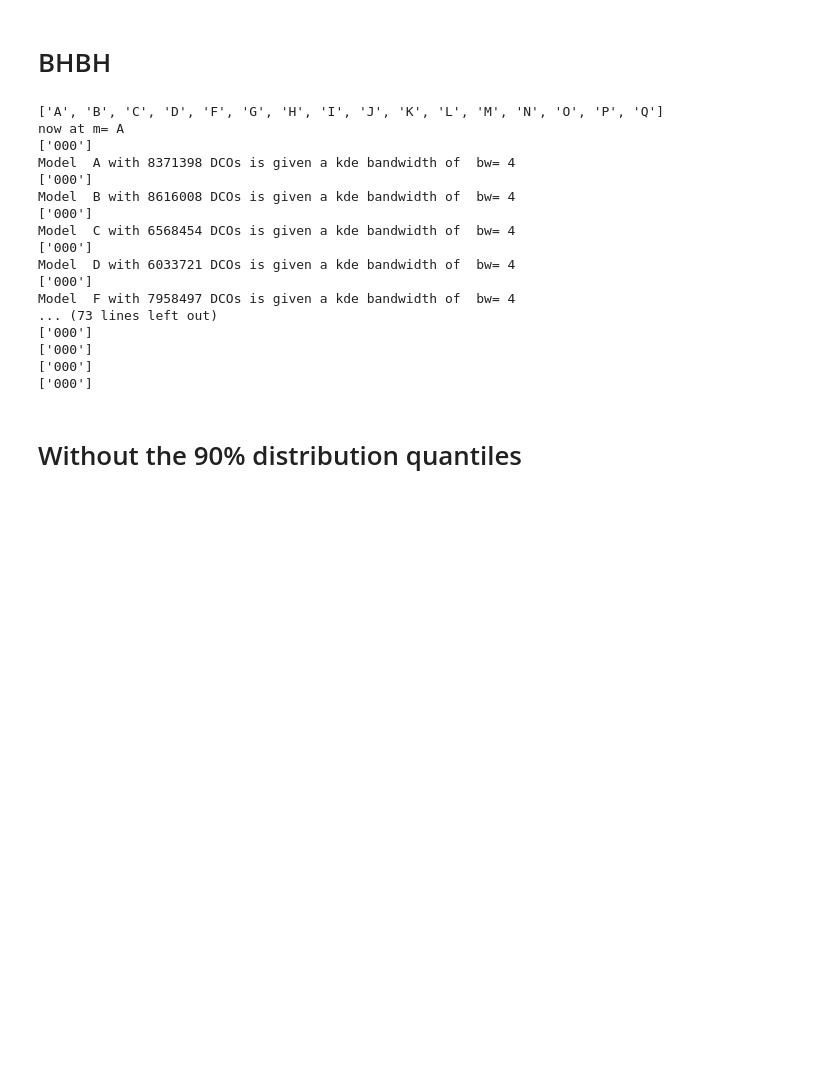
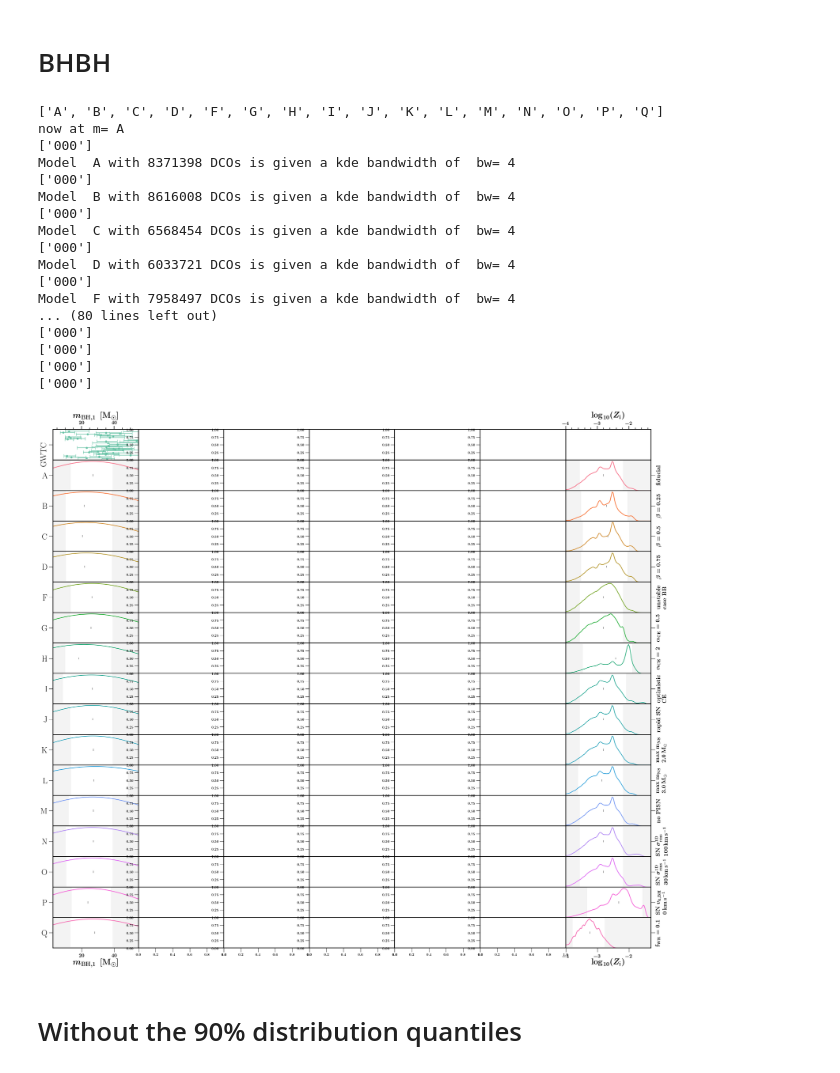
Before and after one commit to FloorBroekgaarden/Double-Compact-Object-Mergers, a Jupyter notebook: plottingCode/Fig_4_and_Fig_5_and_Fig_6/make_figure_4_5_and_6.ipynb, the cells around one changed output. Saved outputs shown, nothing was run; the diff lists cells and outputs as text; code cells hidden in the pictures; blank space fills up the shorter version.

```diff
--- a/plottingCode/Fig_4_and_Fig_5_and_Fig_6/make_figure_4_5_and_6.ipynb
+++ b/plottingCode/Fig_4_and_Fig_5_and_Fig_6/make_figure_4_5_and_6.ipynb
@@ -813,7 +813,7 @@ MSSFRlinestyles = ['-'                        , '--'                         , '
 
 
 # without z=1 SFRD models:
-MSSFRnameslist = ['000']#, '112', '212', '312', '113', '213', '313', '122', '222', '322', '123', '223', '323', '132', '232', '332', '133', '233', '333']
+MSSFRnameslist = ['000', '112', '212']#, '312', '113', '213', '313', '122', '222', '322', '123', '223', '323', '132', '232', '332', '133', '233', '333']
 
 
 
@@ -838,45 +838,45 @@ nameX = r'  - '
 nameY = r' $m_{\rm{BH,1}} $ $ \,  [\rm{M}_{\odot}]$'
 xparam='Mass1'
 _,_=makeKDEfigure(axe_ind=0,xparam=xparam,  BPSmodelNames=BPSnameslist,\
-        MSSFRmodelNames=MSSFRnameslist, DCOtype=TYPE, xvarrange=[2.5,59], xlabel=nameX, ylabel=nameY, \
-                                          xlim=[2.5,54.9], ylim=[0.0,None], whichWeight=whichWeight,  path_dir=path_dir, quantiles=True)#, whichBPScolor=whichBPScolor)
+        MSSFRmodelNames=MSSFRnameslist, DCOtype=TYPE, xvarrange=[2.5,56], xlabel=nameX, ylabel=nameY, \
+                                          xlim=[2.5,79], ylim=[0.0,None], whichWeight=whichWeight,  path_dir=path_dir, quantiles=True)#, whichBPScolor=whichBPScolor)
 
 
-# nameY = r' $m_{\rm{BH,2}} $ $ \,  [\rm{M}_{\odot}]$'
-# xparam='Mass2'
-# _,_=makeKDEfigure(axe_ind=1,xparam=xparam,  BPSmodelNames=BPSnameslist,\
-#         MSSFRmodelNames=MSSFRnameslist, DCOtype=TYPE, xvarrange=[2.5,50], xlabel=nameX, ylabel=nameY, \
-#                               xlim=[2.5,46.9], ylim=[0.,None], whichWeight=whichWeight,  path_dir=path_dir, quantiles=True)#, whichBPScolor=whichBPScolor)
+nameY = r' $m_{\rm{BH,2}} $ $ \,  [\rm{M}_{\odot}]$'
+xparam='Mass2'
+_,_=makeKDEfigure(axe_ind=1,xparam=xparam,  BPSmodelNames=BPSnameslist,\
+        MSSFRmodelNames=MSSFRnameslist, DCOtype=TYPE, xvarrange=[2.5,50], xlabel=nameX, ylabel=nameY, \
+                              xlim=[2.5,76.9], ylim=[0.,None], whichWeight=whichWeight,  path_dir=path_dir, quantiles=True)#, whichBPScolor=whichBPScolor)
 
-# #     nameX = r'${\rm{d}}P / {\rm{d}}  m_{\rm{tot}}  $'
-# nameY = r' $m_{\rm{tot}}$ $ \,  [\rm{M}_{\odot}]$'
-# xparam='Mtot'
-# _,_=makeKDEfigure(axe_ind=2,xparam=xparam,  BPSmodelNames=BPSnameslist,\
-#         MSSFRmodelNames=MSSFRnameslist, DCOtype=TYPE, xvarrange=[4,100], xlabel=nameX, ylabel=nameY, \
-#                               xlim=[4.4,98], ylim=[0.0,None], whichWeight=whichWeight,  path_dir=path_dir, quantiles=True)#, whichBPScolor=whichBPScolor, quantiles=True)
+#     nameX = r'${\rm{d}}P / {\rm{d}}  m_{\rm{tot}}  $'
+nameY = r' $m_{\rm{tot}}$ $ \,  [\rm{M}_{\odot}]$'
+xparam='Mtot'
+_,_=makeKDEfigure(axe_ind=2,xparam=xparam,  BPSmodelNames=BPSnameslist,\
+        MSSFRmodelNames=MSSFRnameslist, DCOtype=TYPE, xvarrange=[4,100], xlabel=nameX, ylabel=nameY, \
+                              xlim=[4.4,128], ylim=[0.0,None], whichWeight=whichWeight,  path_dir=path_dir, quantiles=True)#, whichBPScolor=whichBPScolor, quantiles=True)
 
 
-# #     nameX = r'${\rm{d}}P / {\rm{d}} {M}_{\rm{c}}  $'
-# nameY = r' $\mathcal{M}_{\rm{c}}$ $ \,  [\rm{M}_{\odot}]$'
-# xparam='Mchirp'
-# _,_=makeKDEfigure(axe_ind=3, xparam=xparam,  BPSmodelNames=BPSnameslist,\
-#         MSSFRmodelNames=MSSFRnameslist, DCOtype=TYPE, xvarrange=[3.5, 48], xlabel=nameX, ylabel=nameY, \
-#                               xlim=[4, 6.99], ylim=[0.0,None],  whichWeight=whichWeight,  path_dir=path_dir, quantiles=True)
+#     nameX = r'${\rm{d}}P / {\rm{d}} {M}_{\rm{c}}  $'
+nameY = r' $\mathcal{M}_{\rm{c}}$ $ \,  [\rm{M}_{\odot}]$'
+xparam='Mchirp'
+_,_=makeKDEfigure(axe_ind=3, xparam=xparam,  BPSmodelNames=BPSnameslist,\
+        MSSFRmodelNames=MSSFRnameslist, DCOtype=TYPE, xvarrange=[3.5, 48], xlabel=nameX, ylabel=nameY, \
+                              xlim=[4, 9.99], ylim=[0.0,None],  whichWeight=whichWeight,  path_dir=path_dir, quantiles=True)
 
 
-# #     nameX = r'${\rm{d}}P / {\rm{d}} q  $'
-# nameY = r' $q$ $ \, $'
-# xparam='q'
-# _,_=makeKDEfigure(axe_ind=4, xparam=xparam, BPSmodelNames=BPSnameslist,\
-#         MSSFRmodelNames=MSSFRnameslist, DCOtype=TYPE, xvarrange=[1, 4.9], xlabel=nameX, ylabel=nameY, \
-#                               xlim=[0.8, 4.6], ylim=[0,None], whichWeight=whichWeight,  path_dir=path_dir, quantiles=True)
+#     nameX = r'${\rm{d}}P / {\rm{d}} q  $'
+nameY = r' $q$ $ \, $'
+xparam='q'
+_,_=makeKDEfigure(axe_ind=4, xparam=xparam, BPSmodelNames=BPSnameslist,\
+        MSSFRmodelNames=MSSFRnameslist, DCOtype=TYPE, xvarrange=[1, 4.9], xlabel=nameX, ylabel=nameY, \
+                              xlim=[0.8, 4.6], ylim=[0,None], whichWeight=whichWeight,  path_dir=path_dir, quantiles=True)
 
 
-# nameY = r' $t_{\rm{delay}}$ $ \, [{\rm{Gyr}}]$'
-# xparam='tdelay'
-# _,_=makeKDEfigure(axe_ind=5, xparam=xparam, BPSmodelNames=BPSnameslist,\
-#         MSSFRmodelNames=MSSFRnameslist, DCOtype=TYPE, xvarrange=[0,14.7], xlabel=nameX, ylabel=nameY, \
-#                               xlim=[0,14.99], ylim=[0,None], whichWeight=whichWeight,  path_dir=path_dir, quantiles=True)
+nameY = r' $t_{\rm{delay}}$ $ \, [{\rm{Gyr}}]$'
+xparam='tdelay'
+_,_=makeKDEfigure(axe_ind=5, xparam=xparam, BPSmodelNames=BPSnameslist,\
+        MSSFRmodelNames=MSSFRnameslist, DCOtype=TYPE, xvarrange=[0,14.7], xlabel=nameX, ylabel=nameY, \
+                              xlim=[0,14.99], ylim=[0,None], whichWeight=whichWeight,  path_dir=path_dir, quantiles=True)
 
 
 
@@ -886,34 +886,35 @@ nameY = r' $\log_{10}(Z_{\rm{i}})$ $ \, $'
 xparam='logZ'
 xmin = np.log10(0.0001)
 xmax = np.log10(0.0499)
 _,_=makeKDEfigure(axe_ind=6,xparam=xparam,  BPSmodelNames=BPSnameslist,\
         MSSFRmodelNames=MSSFRnameslist, DCOtype=TYPE, xvarrange=[xmin-0.5,xmax], xlabel=nameX, ylabel=nameY, \
                               xlim=[xmin,xmax], ylim=[0.001,None],  whichWeight=whichWeight,  path_dir=path_dir, quantiles=True)
 
 
 plt.tight_layout()
 plt.subplots_adjust(wspace=0, hspace=0)
 plt.savefig('./KDEplot_' + whichWeight +'_'  + TYPE+ '.png', transparent=False)
 plt.show()
 plt.close()
 # %% [output]
 ['A', 'B', 'C', 'D', 'F', 'G', 'H', 'I', 'J', 'K', 'L', 'M', 'N', 'O', 'P', 'Q']
 now at m= A
 ['000']
 Model  A with 8371398 DCOs is given a kde bandwidth of  bw= 4
 ['000']
 Model  B with 8616008 DCOs is given a kde bandwidth of  bw= 4
 ['000']
 Model  C with 6568454 DCOs is given a kde bandwidth of  bw= 4
 ['000']
 Model  D with 6033721 DCOs is given a kde bandwidth of  bw= 4
 ['000']
 Model  F with 7958497 DCOs is given a kde bandwidth of  bw= 4
-... (73 lines left out)
+... (80 lines left out)
 ['000']
 ['000']
 ['000']
 ['000']
+[figure, added]
 # %% [markdown]
 # Without the 90% distribution quantiles
 # %%
```
Also changed, not shown: 1 other file.
